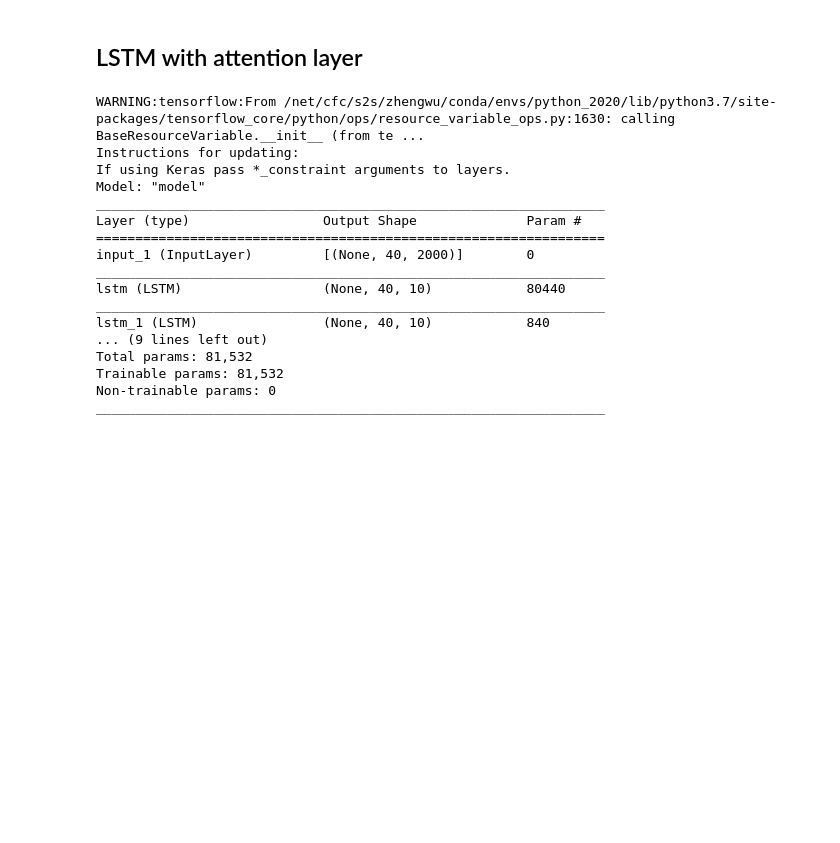
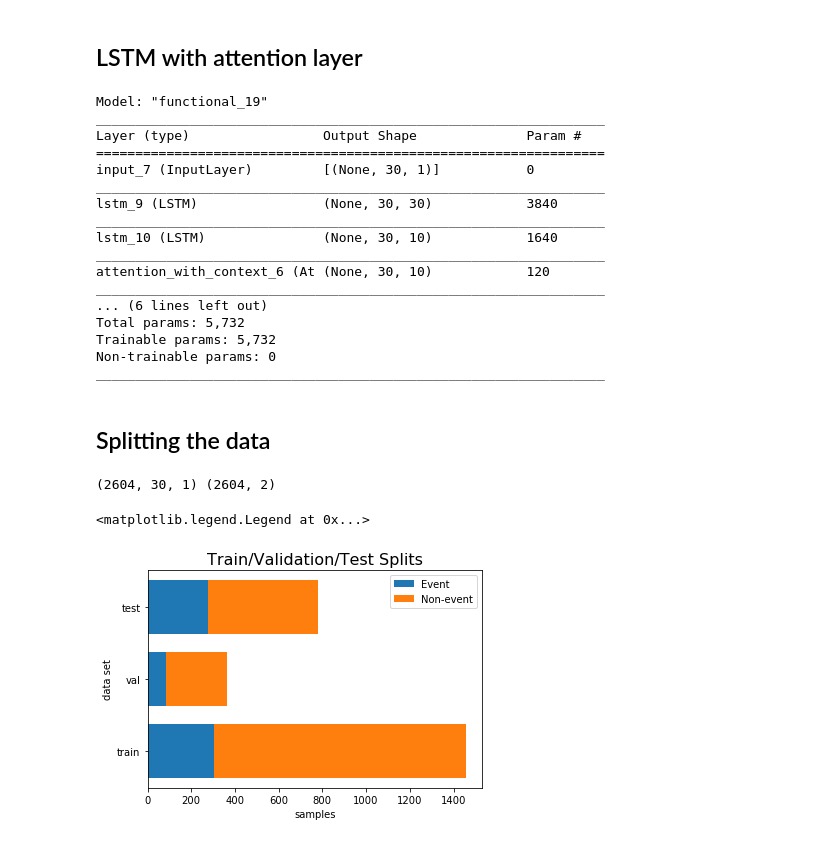
Before and after one commit to ZhengWinnieWu/Lorentz_workshop, a Jupyter notebook: lstm_att_demo_updated.ipynb, the cells around one changed output. Drawn from its saved outputs; the diff is of its cells as text; code cells hidden in the pictures; blank space fills up the shorter version.

```diff
--- a/lstm_att_demo_updated.ipynb
+++ b/lstm_att_demo_updated.ipynb
@@ -184,11 +314,11 @@ class Addition(Layer):
         return (input_shape[0], self.output_dim)
 # %%
 # LSTM with attention layer
-mlen = 40
-mdim = 2000
-input_tensor = Input(shape=(mlen,mdim))
-layer1 = layers.LSTM(10, return_sequences=True, kernel_regularizer=regularizers.l2(25))(input_tensor)
-layer1 = layers.LSTM(10, return_sequences=True, kernel_regularizer=regularizers.l2(0.01))(layer1)
+ntimestep = 30    # number of time step used in the predictors
+nfeature = 1   # number of features
+input_tensor = Input(shape=(ntimestep,nfeature))
+layer1 = layers.LSTM(30, return_sequences=True)(input_tensor)
+layer1 = layers.LSTM(10, return_sequences=True)(layer1)
 layer1 = AttentionWithContext()(layer1)
 layer1 = Addition()(layer1)
 layer1 = layers.Dense(10, activation="relu")(layer1)
@@ -207,20 +337,65 @@ model.compile(optimizer='adam',loss='categorical_crossentropy',metrics=['accurac
 
 model.summary()
 # %% [output]
-WARNING:tensorflow:From /net/cfc/s2s/zhengwu/conda/envs/python_2020/lib/python3.7/site-packages/tensorflow_core/python/ops/resource_variable_ops.py:1630: calling BaseResourceVariable.__init__ (from te ...
-Instructions for updating:
-If using Keras pass *_constraint arguments to layers.
-Model: "model"
+Model: "functional_19"
 _________________________________________________________________
 Layer (type)                 Output Shape              Param #
 =================================================================
-input_1 (InputLayer)         [(None, 40, 2000)]        0
+input_7 (InputLayer)         [(None, 30, 1)]           0
 _________________________________________________________________
-lstm (LSTM)                  (None, 40, 10)            80440
+lstm_9 (LSTM)                (None, 30, 30)            3840
 _________________________________________________________________
-lstm_1 (LSTM)                (None, 40, 10)            840
-... (9 lines left out)
-Total params: 81,532
-Trainable params: 81,532
+lstm_10 (LSTM)               (None, 30, 10)            1640
+_________________________________________________________________
+attention_with_context_6 (At (None, 30, 10)            120
+_________________________________________________________________
+... (6 lines left out)
+Total params: 5,732
+Trainable params: 5,732
 Non-trainable params: 0
 _________________________________________________________________
+# %% [markdown]
+## Splitting the data
+# %%
+def get_train_test_val(data_predictor, data_target, test_frac, val_frac):
+    """Splits data across periods into train, test, and validation"""
+    # assign the last int(-test_frac*len(tp_predictor)) rows to test data
+    test_predictor = data_predictor[int(-test_frac*len(tp_predictor)):]
+    test_target = data_target[int(-test_frac*len(tp_predictor)):]
+
+    # assign the last int(-test_frac*len(tp_predictor)) from the remaining rows to validation data
+    remain_predictor = data_predictor[0:int(-test_frac*len(tp_predictor))]
+    remain_target = data_target[0:int(-test_frac*len(tp_predictor))]
+    val_predictor = remain_predictor[int(-val_frac*len(remain_predictor)):]
+    val_target = remain_target[int(-val_frac*len(remain_predictor)):]
+
+    # the remaining rows are assigned to train data
+    train_predictor = remain_predictor[:int(-val_frac*len(remain_predictor))]
+    train_target = remain_target[:int(-val_frac*len(remain_predictor))]
+    return train_predictor, train_target, test_predictor, test_target, val_predictor, val_target
+
+tp_target = tp_target['tp'].values
+tp_target = keras.utils.to_categorical(tp_target)
+tp_predictor = tp_predictor[..., np.newaxis]
+print(tp_predictor.shape,tp_target.shape)
+train_predictor, train_target, test_predictor, test_target, val_predictor, val_target = get_train_test_val(tp_predictor, tp_target, test_frac=0.3, val_frac=0.2)
+# %% [output]
+(2604, 30, 1) (2604, 2)
+# %%
+ind = [0, 1, 2]
+names = ["train", "val", "test"]
+width = 0.75
+event_cnts = [np.unique(train_target[:,1],return_counts=True)[1][1],np.unique(val_target[:,1],return_counts=True)[1][1],np.unique(test_target[:,1],return_counts=True)[1][1]]
+nonevent_cnts = [np.unique(train_target[:,1],return_counts=True)[1][0],np.unique(val_target[:,1],return_counts=True)[1][0],np.unique(test_target[:,1],return_counts=True)[1][0]]
+
+p1 = plt.barh(ind, event_cnts, width)
+p2 = plt.barh(ind, nonevent_cnts, width, left=event_cnts)
+
+plt.yticks(ind, names)
+plt.ylabel("data set")
+plt.xlabel("samples")
+plt.title("Train/Validation/Test Splits", fontsize=16)
+plt.legend(["Event", "Non-event"])
+# %% [output]
+<matplotlib.legend.Legend at 0x...>
+[figure, added]
```
Also changed, not shown: parts of 19 cells of this notebook.
